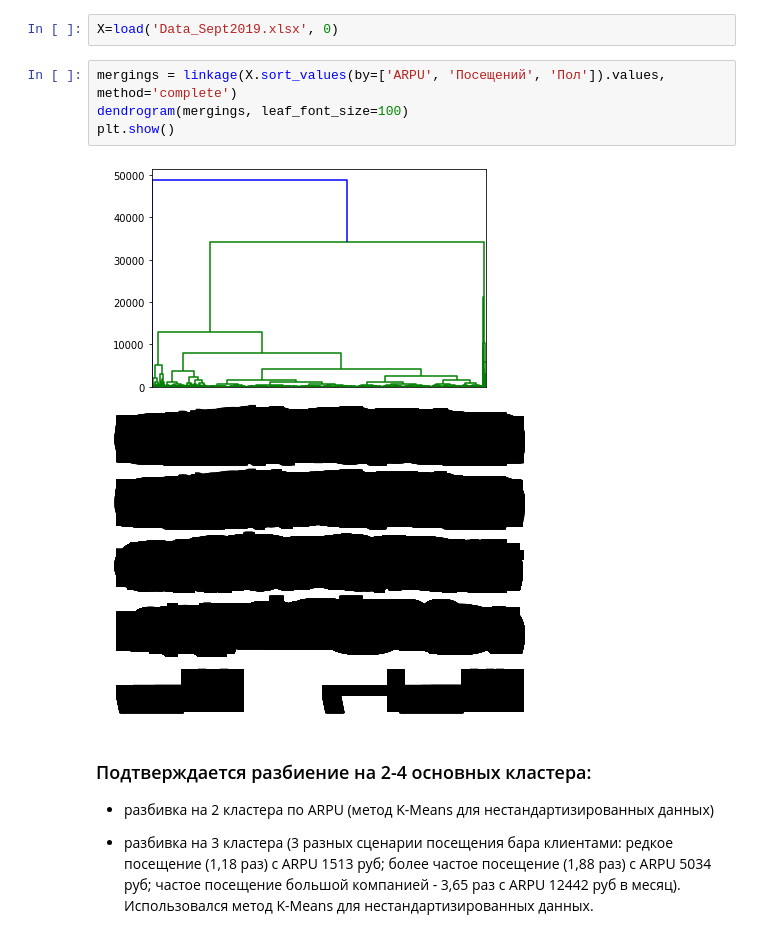
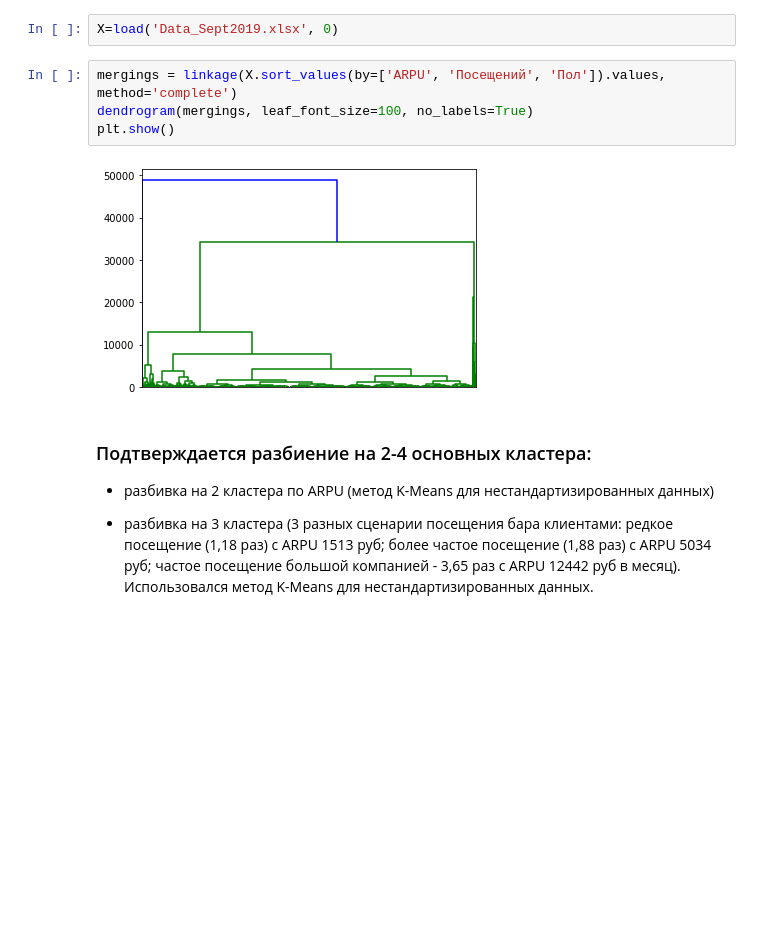
Before and after one commit to Viktoriia2020/Viktoriia, a Jupyter notebook: 2Кластеризация.ipynb, the cells around one changed output. Saved outputs shown, nothing was run; the diff lists cells and outputs as text; blank space fills up the shorter version.

```diff
--- a/2Кластеризация.ipynb
+++ b/2Кластеризация.ipynb
@@ -489,10 +489,10 @@ for number, j in enumerate(list):
 X=load('Data_Sept2019.xlsx', 0)
 # %%
 mergings = linkage(X.sort_values(by=['ARPU', 'Посещений', 'Пол']).values, method='complete')
-dendrogram(mergings, leaf_font_size=100)
+dendrogram(mergings, leaf_font_size=100, no_labels=True)
 plt.show()
 # %% [output]
-[figure, old version]
+[figure, new version]
 # %% [markdown]
 ### Подтверждается разбиение на 2-4 основных кластера:
 
```
